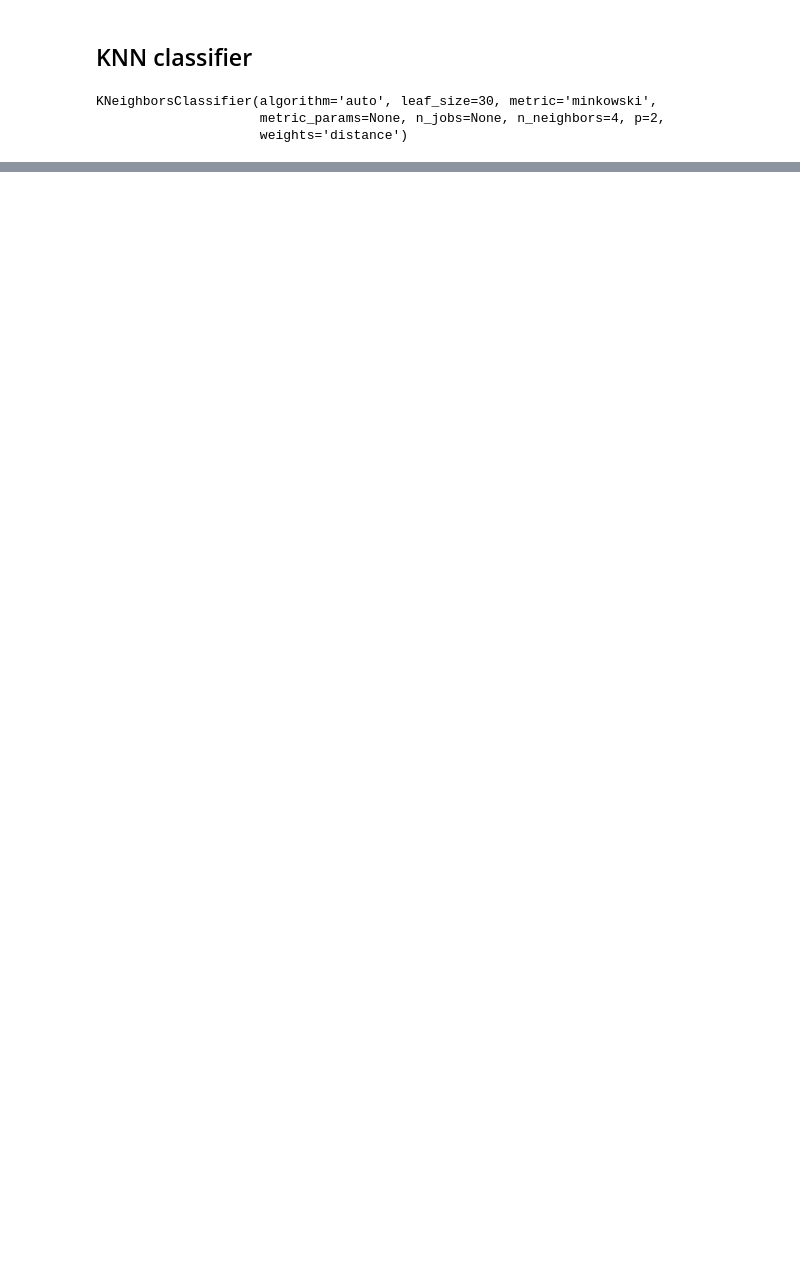
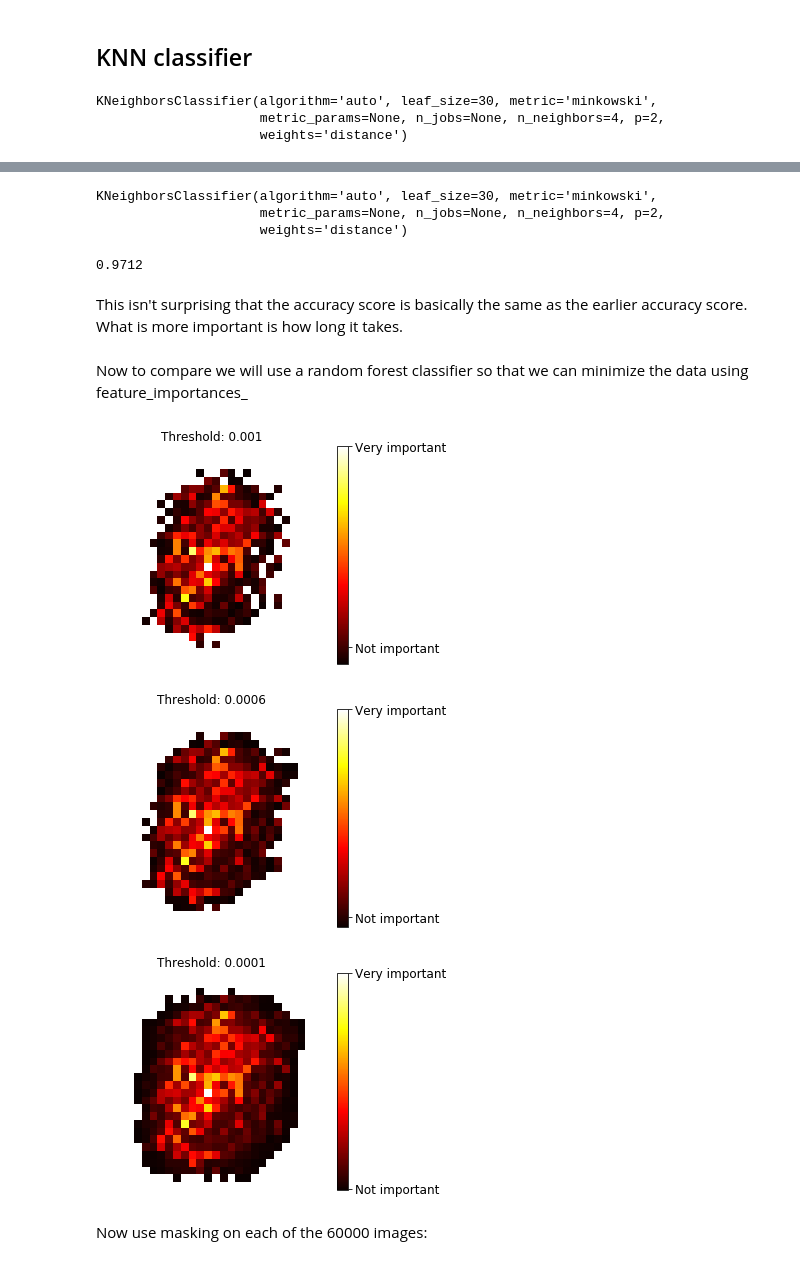
Before and after one commit to NathanDang97/DSCI225-Applied-Machine-Learning, a Jupyter notebook: Lab4/lab4.ipynb, the cells around one changed output, grey strips where cells are left out. Cells and saved outputs as stored; diff of their text form; code cells hidden in the pictures; blank space fills up the shorter version.

```diff
--- a/Lab4/lab4.ipynb
+++ b/Lab4/lab4.ipynb
@@ -172,0 +256,8 @@ accuracy_score(y_test, y_knn_pred)
+# %%
+from sklearn.neighbors import KNeighborsClassifier
+knn_clf = KNeighborsClassifier(weights='distance', n_neighbors=4)
+knn_clf.fit(X_train_reshape, y_train)
+# %% [output]
+KNeighborsClassifier(algorithm='auto', leaf_size=30, metric='minkowski',
+                     metric_params=None, n_jobs=None, n_neighbors=4, p=2,
+                     weights='distance')
@@ -172,0 +266,47 @@ accuracy_score(y_test, y_knn_pred)
+# %%
+from sklearn.metrics import accuracy_score
+accuracy_score(y_test, y_knn_pred)
+# %% [output]
+0.9712
+# %% [markdown]
+This isn't surprising that the accuracy score is basically the same as the earlier accuracy score. What is more important is how long it takes.
+# %% [markdown]
+Now to compare we will use a random forest classifier so that we can minimize the data using feature_importances_
+# %%
+from sklearn.ensemble import RandomForestClassifier
+
+rnd_clf = RandomForestClassifier(n_estimators=10, random_state=42)
+rnd_clf.fit(X_train, y_train)
+# %%
+import numpy.ma as ma
+
+X_train_reshape_forest_threshold = []
+
+def plot_digit_combined_mask(data, threshold):
+    mask_array = []
+    for i in data:
+        if i < threshold:
+            mask_array.append(1)
+        else:
+            mask_array.append(0)
+            if (threshold == .001):
+                X_train_reshape_forest_threshold.append(i)
+
+    image_mask = ma.masked_array(data.reshape(28, 28), mask_array)
+    plt.imshow(image_mask, cmap = mpl.cm.hot, interpolation="nearest")
+    plt.title("Threshold: " + str(threshold))
+    plt.axis("off")
+# %%
+thresholds = [.001, .0006, .0001]
+
+for threshold in thresholds:
+    plot_digit_combined_mask(rnd_clf.feature_importances_, threshold)
+    cbar = plt.colorbar(ticks=[threshold*2, rnd_clf.feature_importances_.max()])
+    cbar.ax.set_yticklabels(['Not important', 'Very important'])
+    plt.show()
+# %% [output]
+[figure, added]
+[figure, added]
+[figure, added]
+# %% [markdown]
+Now use masking on each of the 60000 images:
```
Also changed, not shown: parts of 24 cells of this notebook.
